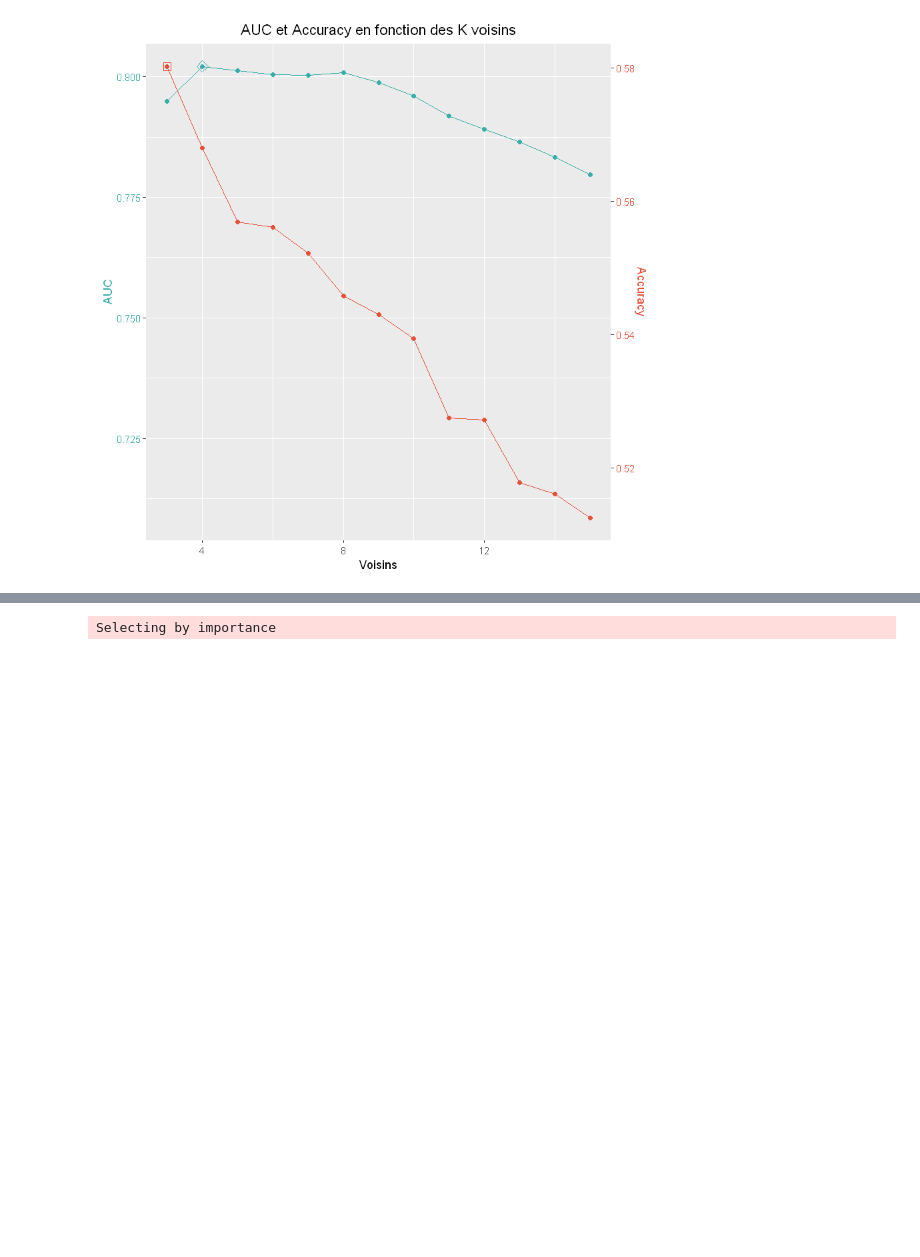
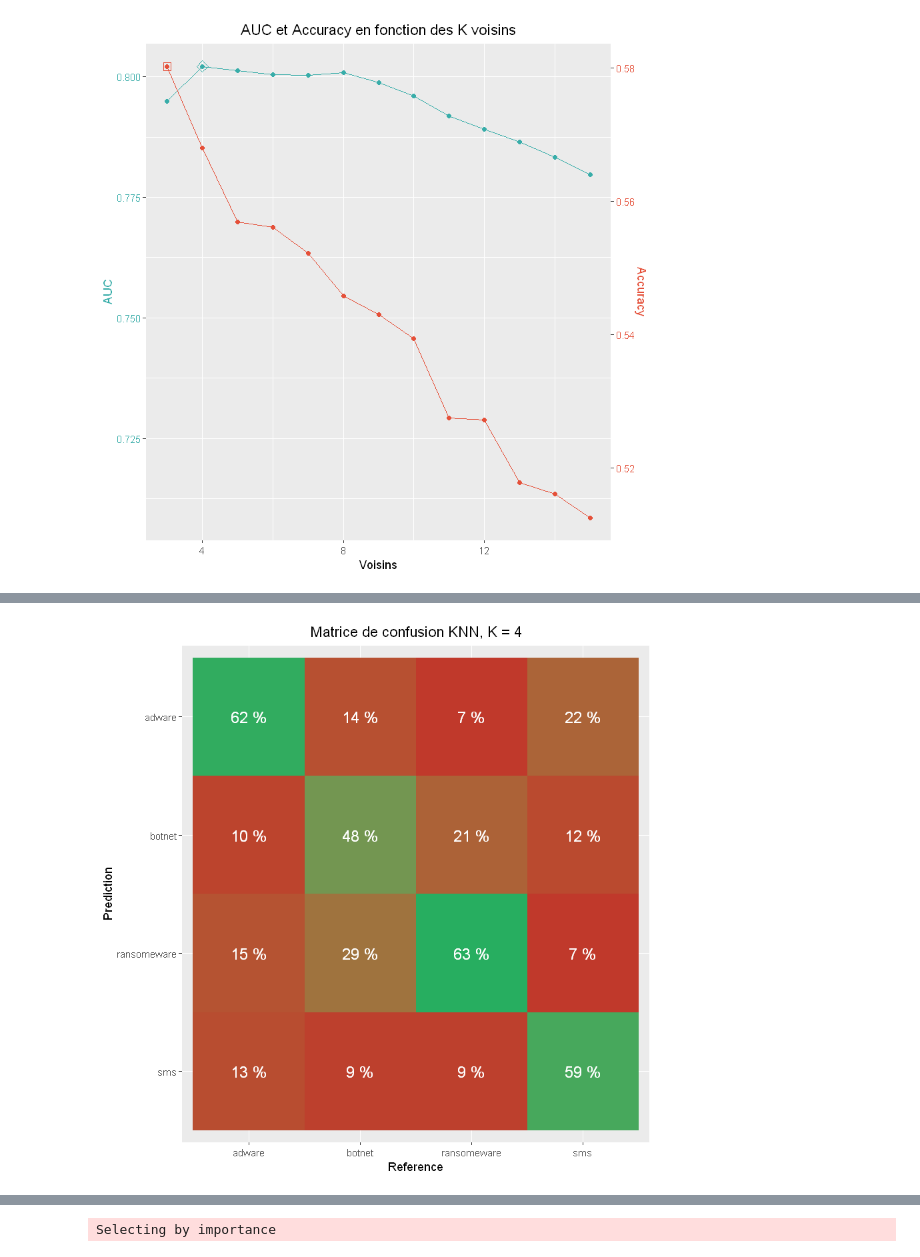
Before and after one commit to Lrakotoson/M_R, a Jupyter notebook: S2/Classification/Project/jet1.ipynb, the cells around one changed output, grey strips where cells are left out. Cells and saved outputs as stored; diff of their text form; code cells hidden in the pictures; blank space fills up the shorter version.

```diff
--- a/S2/Classification/Project/jet1.ipynb
+++ b/S2/Classification/Project/jet1.ipynb
@@ -500,3 +510,8 @@ labs(title = "AUC et Accuracy en fonction des K voisins", x = "Voisins")
 # %%
 model_knn <- knn_cv$finalModel
 pred_knn <- predict(knn_cv, newdata = test_knn)
+
+confmatrix(pred_knn, test_knn$Label) +
+labs(title = "Matrice de confusion KNN, K = 4")
+# %% [output]
+[figure, added]
```
Also changed, not shown: parts of 65 cells of this notebook.
